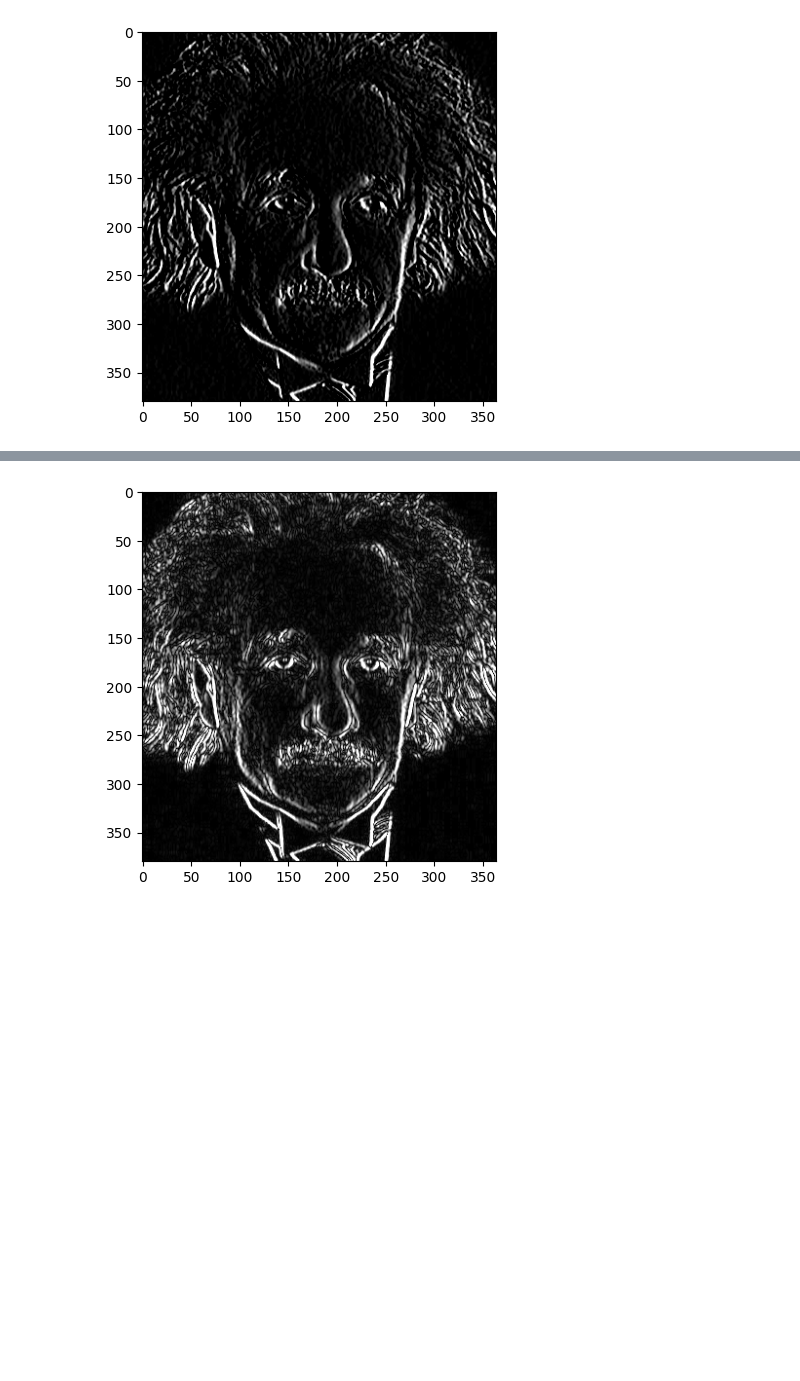
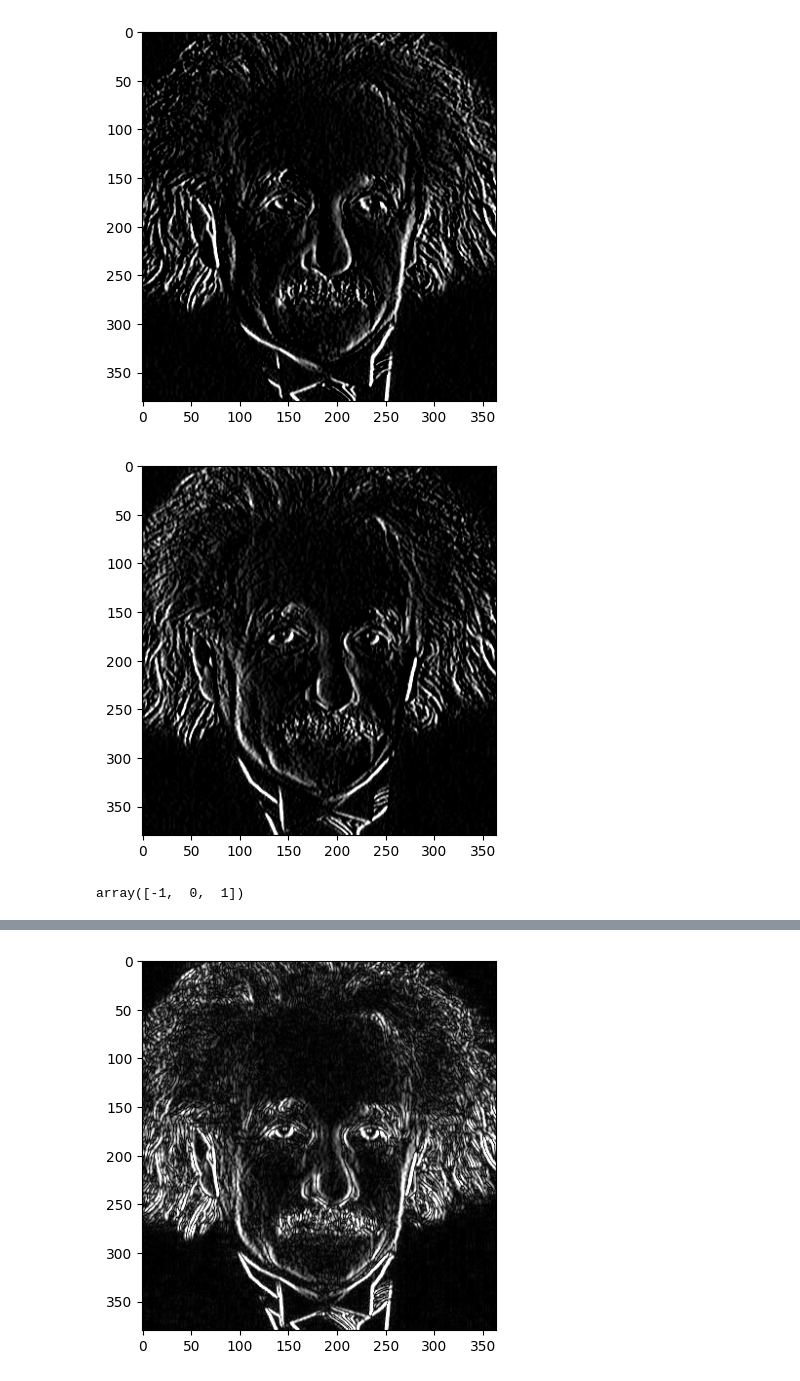
Before and after one commit to SayuruA/Basics-of-Image-Processing, a Jupyter notebook: Untitled18.ipynb, the cells around one changed output, grey strips where cells are left out. Drawn from its saved outputs; the diff is of its cells as text; code cells hidden in the pictures; blank space fills up the shorter version.

```diff
--- a/Untitled18.ipynb
+++ b/Untitled18.ipynb
@@ -73,0 +78,24 @@ plt.show()
+# %%
+import cv2
+import numpy as np
+
+# Load the image (grayscale for simplicity)
+image = cv2.imread(path+"einstein.png", cv2.IMREAD_GRAYSCALE)
+# Define the column kernel
+kernel = np.array([[1], [2], [1]])
+kernel2 = np.array([[-1,0,1]])
+
+# Apply the filter using cv2.filter2D
+filtered_image = cv2.filter2D(image, -1, kernel2)
+
+
+filtered_image2 = cv2.filter2D(filtered_image, -1, kernel)
+#show filtered_image2
+plt.imshow(filtered_image2, cmap = "gray")
+plt.show()
+# %% [output]
+[figure, added]
+# %%
+kernel2
+# %% [output]
+array([-1,  0,  1])
```
Also changed, not shown: parts of 5 cells of this notebook.
